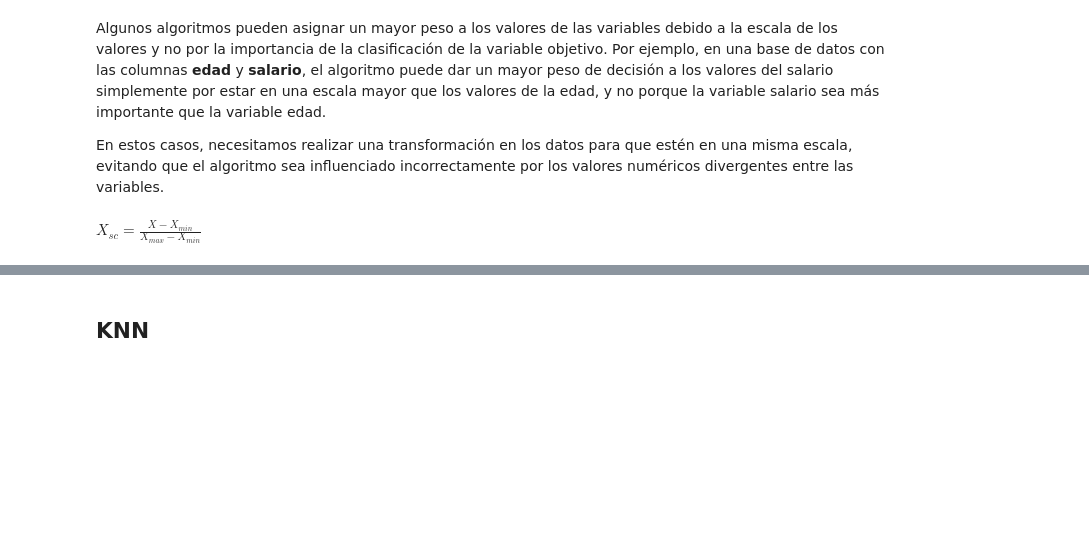
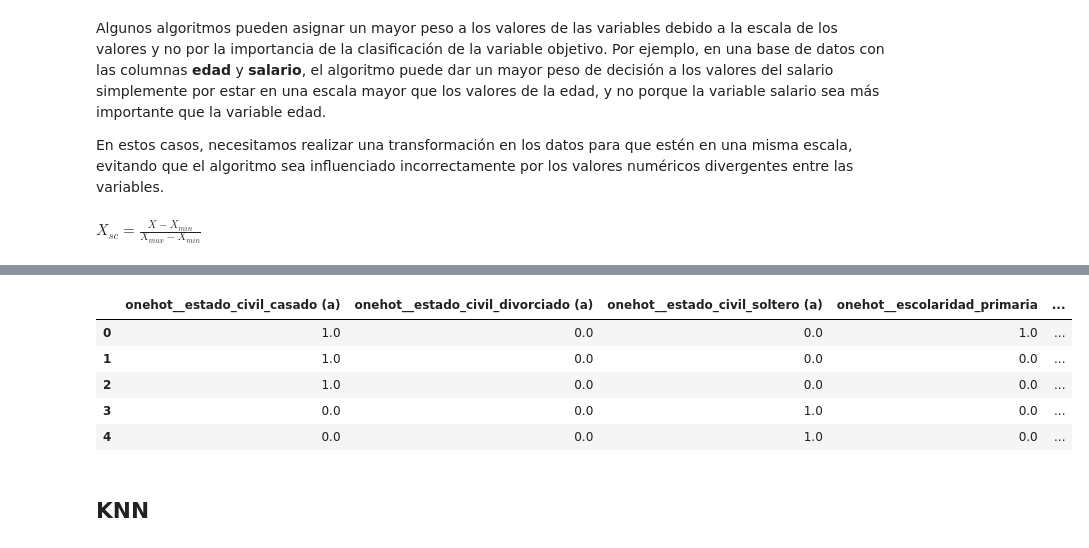
Before and after one commit to JCSR2022/Alura_Data_Science, a Jupyter notebook: Learning_to_Classify_Data_with_ML/Clasificacion_primeros_pasos.ipynb, the cells around one changed output, grey strips where cells are left out. Drawn from its saved outputs; the diff is of its cells as text; code cells hidden in the pictures; blank space fills up the shorter version.

```diff
--- a/Learning_to_Classify_Data_with_ML/Clasificacion_primeros_pasos.ipynb
+++ b/Learning_to_Classify_Data_with_ML/Clasificacion_primeros_pasos.ipynb
@@ -502,3 +557,12 @@ $X_{sc} = \frac{X - X_{min}}{X_{max} - X_{min}} $
+# %%
+pd.DataFrame(X_train_scaled,columns=columnas_finales).head()
+# %% [output]
+|  | onehot__estado_civil_casado (a) | onehot__estado_civil_divorciado (a) | onehot__estado_civil_soltero (a) | onehot__escolaridad_primaria | ... |
+| 0 | 1.0 | 0.0 | 0.0 | 1.0 | ... |
+| 1 | 1.0 | 0.0 | 0.0 | 0.0 | ... |
+| 2 | 1.0 | 0.0 | 0.0 | 0.0 | ... |
+| 3 | 0.0 | 0.0 | 1.0 | 0.0 | ... |
+| 4 | 0.0 | 0.0 | 1.0 | 0.0 | ... |
 # %% [markdown]
 ## KNN
 # %% [markdown]
```
Also changed, not shown: parts of 28 cells of this notebook.
